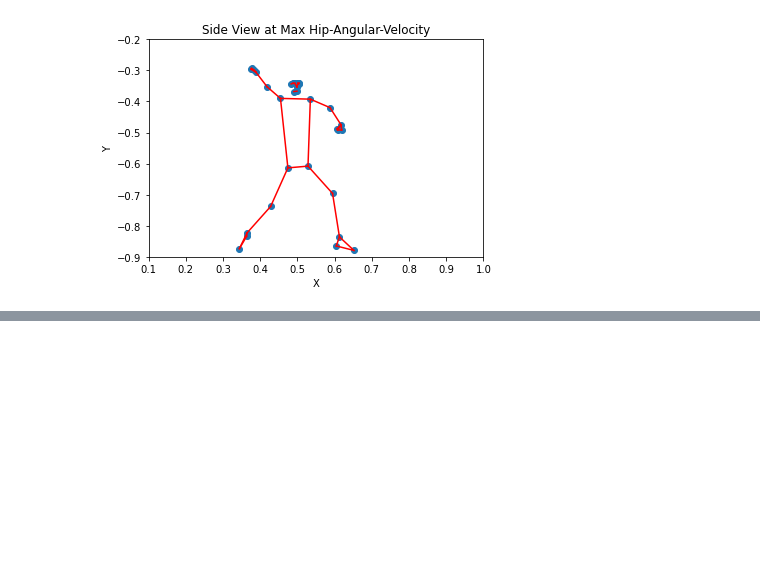
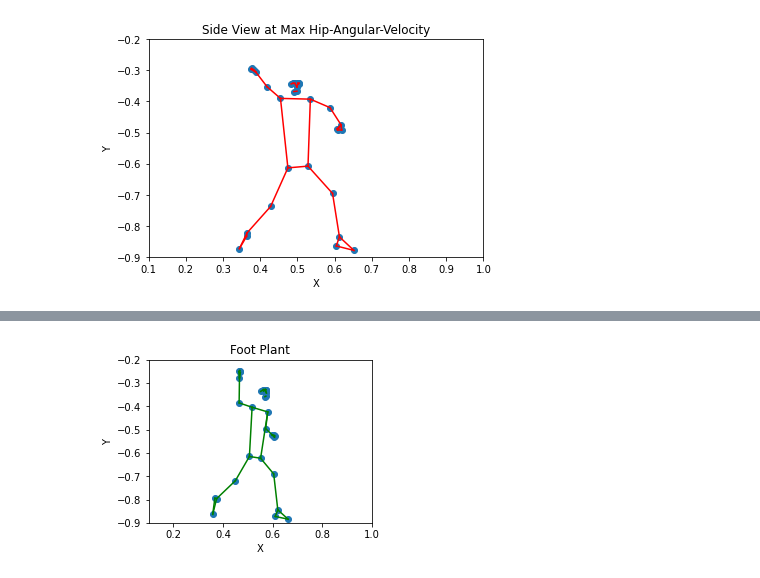
Before and after one commit to TimBrownDataSci/BioMechanics, a Jupyter notebook: PoseDetection.ipynb, the cells around one changed output, grey strips where cells are left out. Drawn from its saved outputs; the diff is of its cells as text; code cells hidden in the pictures; blank space fills up the shorter version.

```diff
--- a/PoseDetection.ipynb
+++ b/PoseDetection.ipynb
@@ -366,0 +429,4 @@ list(diff).index(max(diff[0:600])) # Frame of greatest Hip-Shoulder Separation
+# %%
+plot(foot_plant,'green', "Foot Plant")
+# %% [output]
+[figure, added]
```
Also changed, not shown: parts of 30 cells of this notebook.
